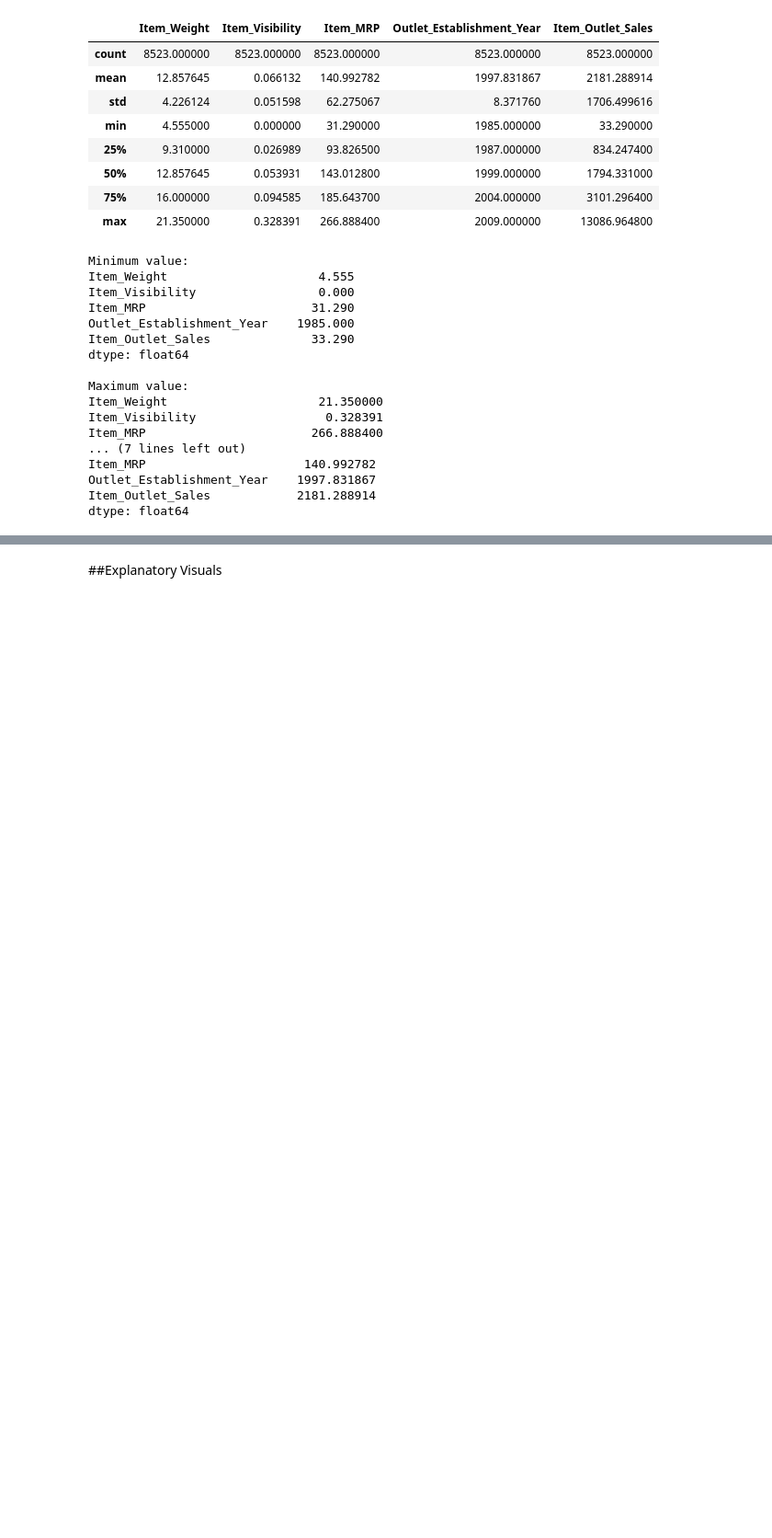
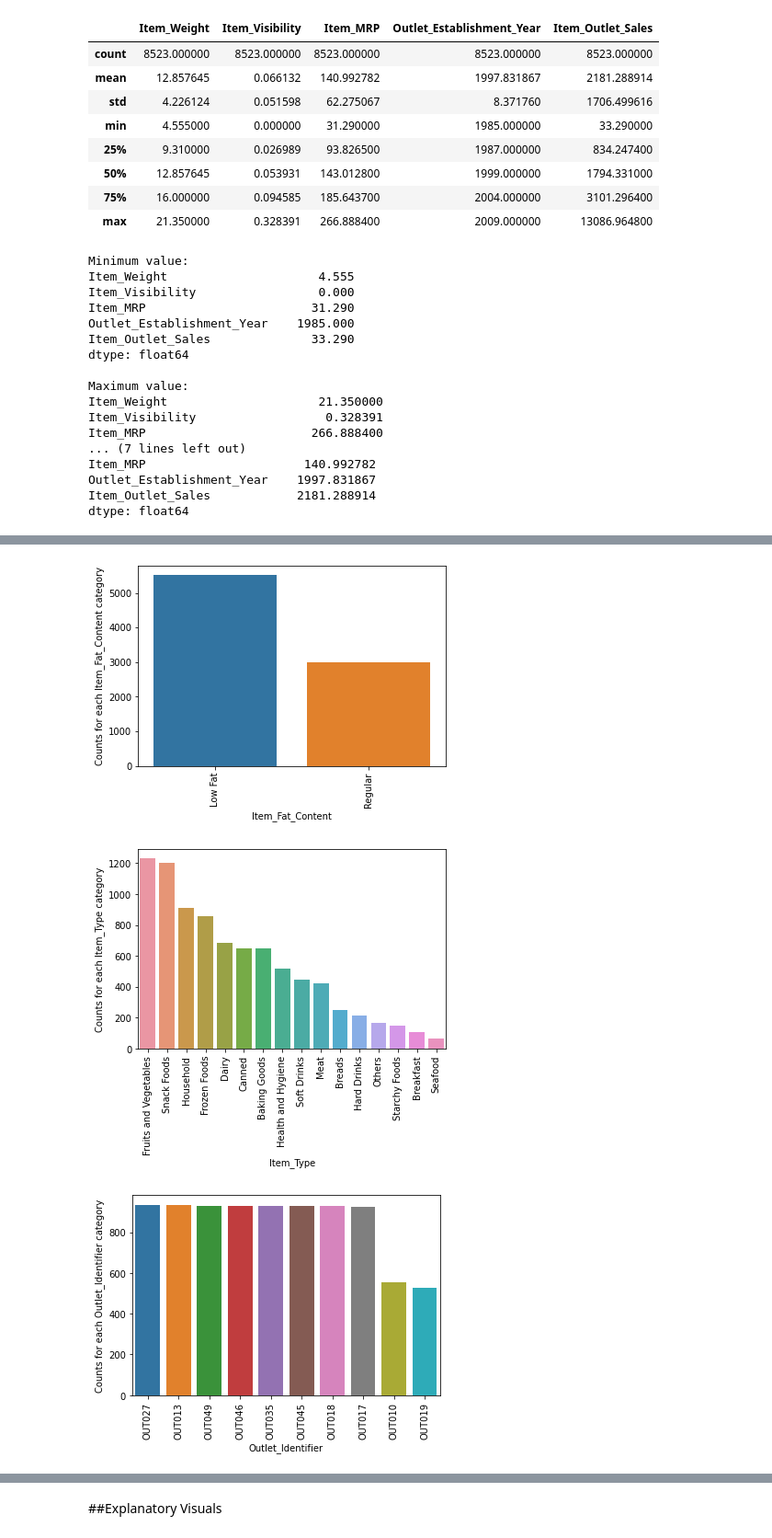
Before and after one commit to JLMuehlbauer/food-sales-prediction, a Jupyter notebook: Project_1_food_sales_predictions.ipynb, the cells around one changed output, grey strips where cells are left out. Shown at 92% size. Saved outputs shown, nothing was run; the diff lists cells and outputs as text; code cells hidden in the pictures; blank space fills up the shorter version.

```diff
--- a/Project_1_food_sales_predictions.ipynb
+++ b/Project_1_food_sales_predictions.ipynb
@@ -293,0 +402,26 @@ dtype: float64
+# %%
+# Making bar plot function to display the counts of the unique entries in the categorical fields
+def make_bar(data, x, y):
+  '''
+  data = pandas dataframe
+  x = field name
+  y = string for field name
+  '''
+  fig, ax = plt.subplots()
+
+  # Create a dataframe with the value counts for the specified column, sort descending.
+  counts = data[x].value_counts().sort_values(ascending = False).to_frame()
+
+  sns.barplot(data = counts, x = counts.index, y = counts[x], ax=ax)
+  plt.xticks(rotation = 90)
+  plt.xlabel(f'{y}')
+  plt.ylabel(f'Counts for each {y} category')
+
+  return fig, ax
+# %%
+for key in df.columns[(df.dtypes == object)]:
+  fig, ax = make_bar(df, key, key)
+# %% [output]
+[figure, added]
+[figure, added]
+[figure, added]
```
Also changed, not shown: parts of 24 cells of this notebook.
